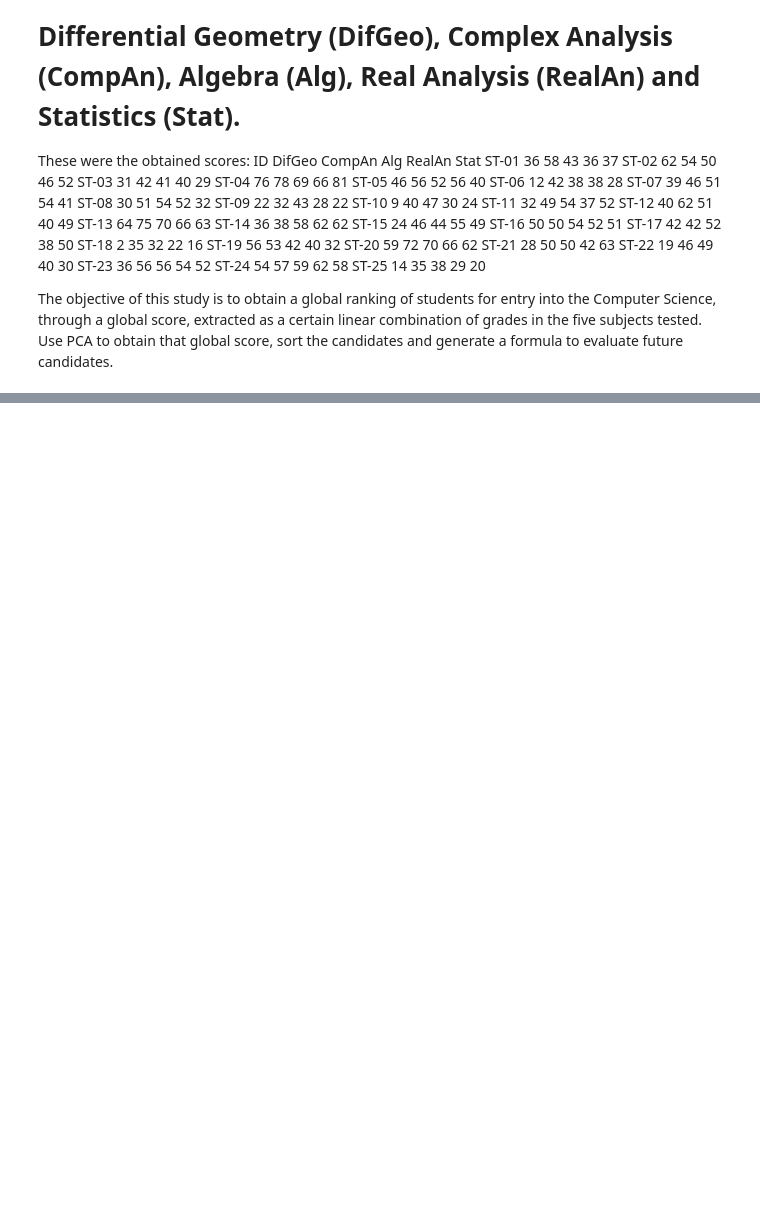
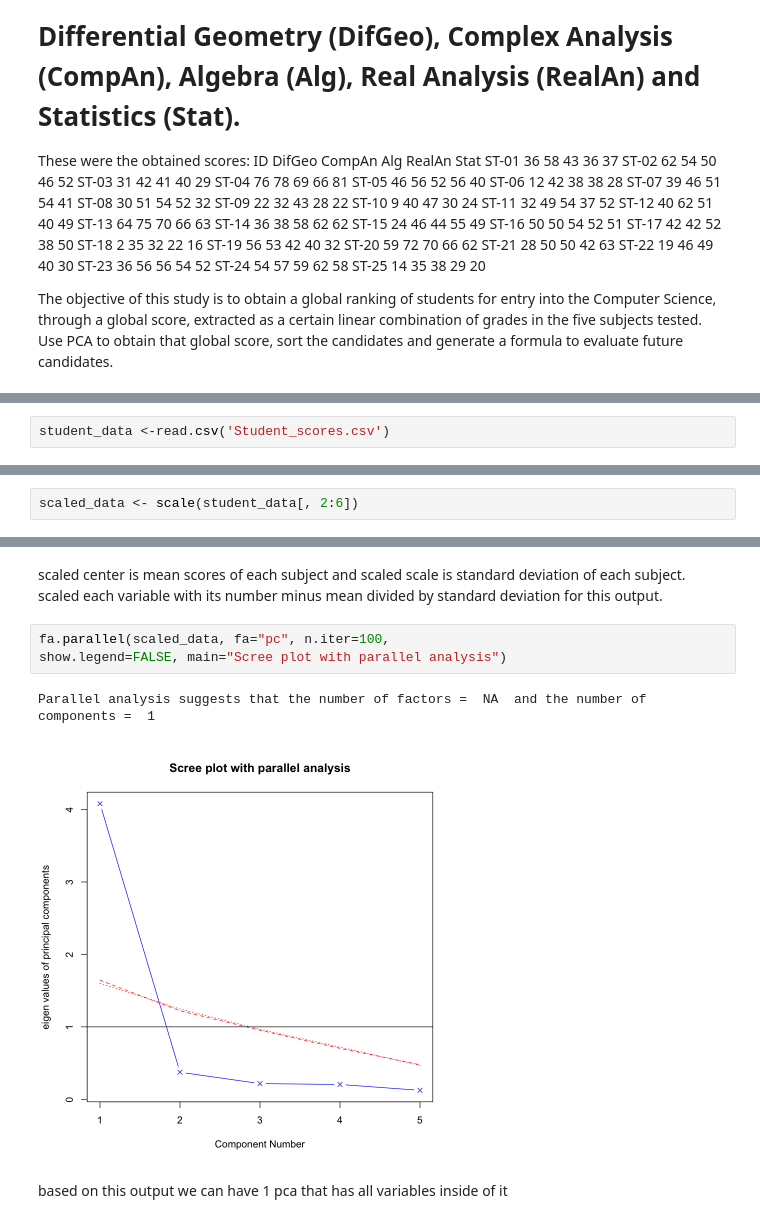
Before and after one commit to mencinas93/Bronchitis, a Jupyter notebook: Michael_Encinas_Exam_2.ipynb, the cells around one changed output, grey strips where cells are left out. Drawn from its saved outputs; the diff is of its cells as text; blank space fills up the shorter version.

```diff
--- a/Michael_Encinas_Exam_2.ipynb
+++ b/Michael_Encinas_Exam_2.ipynb
@@ -188,0 +222,2 @@ evaluate future candidates.
+# %%
+student_data <-read.csv('Student_scores.csv')
@@ -188,0 +251,2 @@ evaluate future candidates.
+# %%
+scaled_data <- scale(student_data[, 2:6])
@@ -188,0 +273,10 @@ evaluate future candidates.
+# %% [markdown]
+scaled center is mean scores of each subject and scaled scale is standard deviation of each subject. scaled each variable with its number minus mean divided by standard deviation for this output.
+# %%
+fa.parallel(scaled_data, fa="pc", n.iter=100,
+show.legend=FALSE, main="Scree plot with parallel analysis")
+# %% [output]
+Parallel analysis suggests that the number of factors =  NA  and the number of components =  1
+[figure, added]
+# %% [markdown]
+based on this output we can have 1 pca that has all variables inside of it
```
Also changed, not shown: parts of 12 cells of this notebook.
